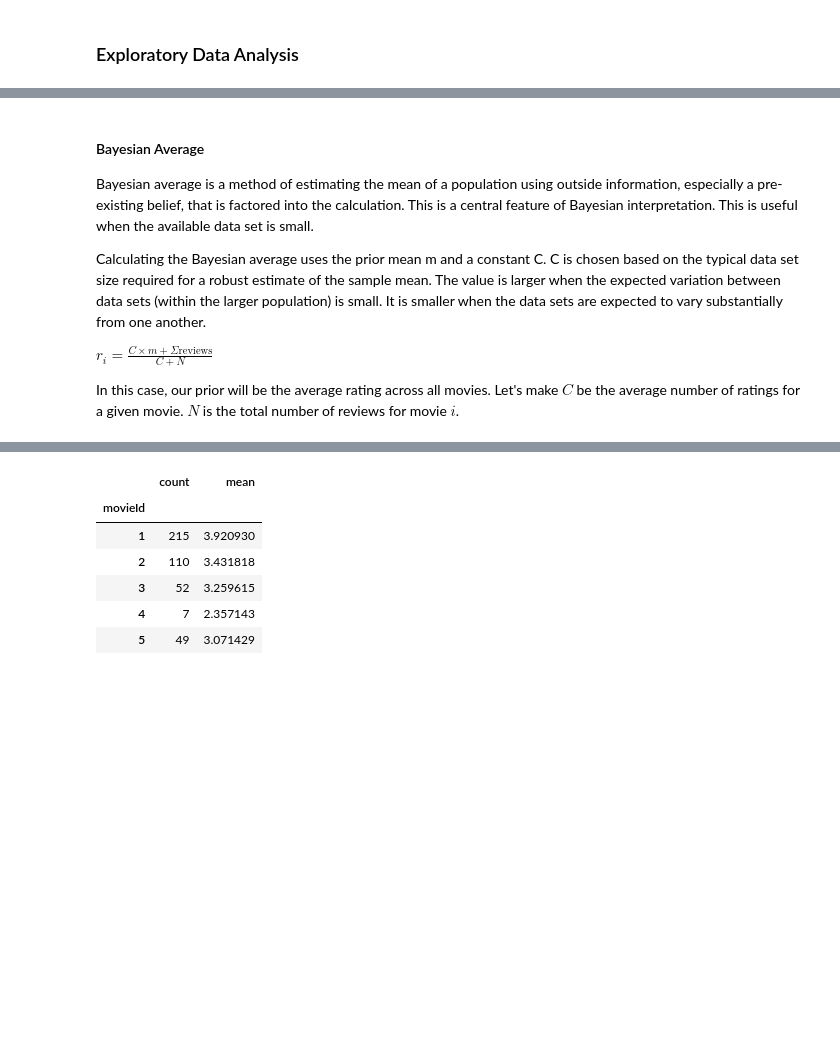
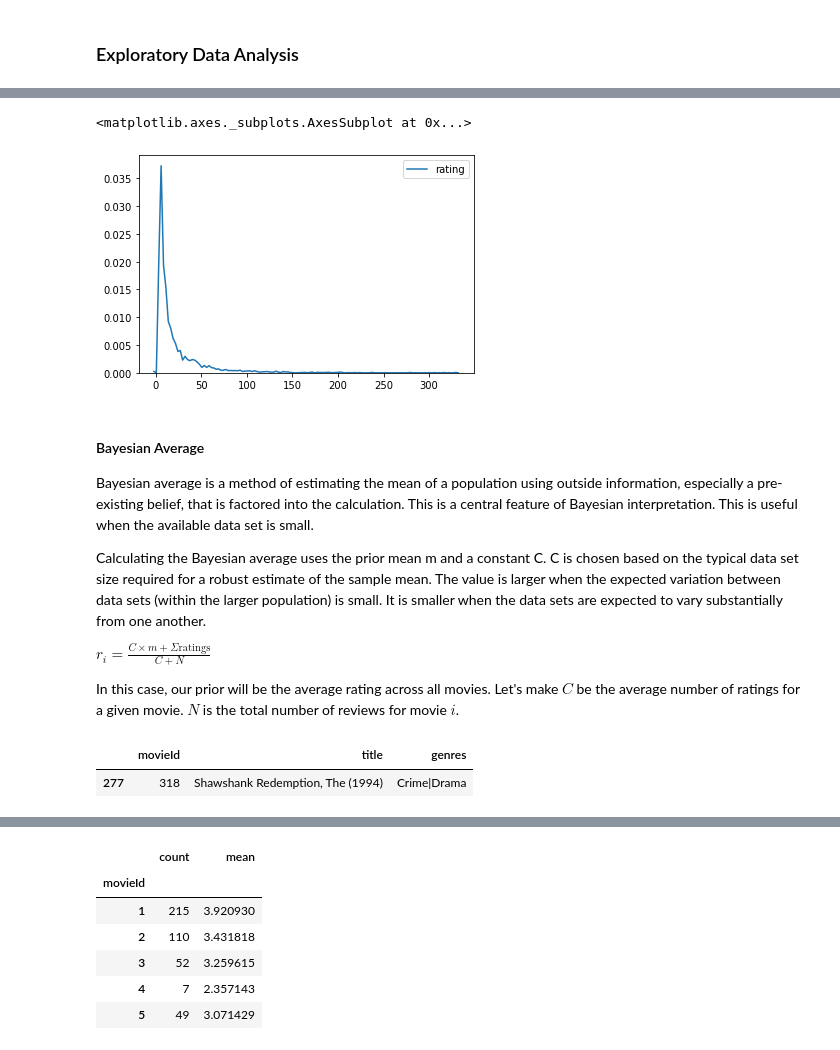
Before and after one commit to ironhack-bcn-data-pt/notebooks, a Jupyter notebook: 20.1.1.RecommenderSystems.ipynb, the cells around one changed output, grey strips where cells are left out. Drawn from its saved outputs; the diff is of its cells as text; code cells hidden in the pictures; blank space fills up the shorter version.

```diff
--- a/20.1.1.RecommenderSystems.ipynb
+++ b/20.1.1.RecommenderSystems.ipynb
@@ -72,3 +141,8 @@ movies.head()
+# %%
+sns.kdeplot(ratings.groupby('movieId').rating.count())
+# %% [output]
+<matplotlib.axes._subplots.AxesSubplot at 0x...>
+[figure, added]
 # %% [markdown]
 #### Bayesian Average
 
@@ -76,6 +150,6 @@ Bayesian average is a method of estimating the mean of a population using outsid
 
 Calculating the Bayesian average uses the prior mean m and a constant C. C is chosen based on the typical data set size required for a robust estimate of the sample mean. The value is larger when the expected variation between data sets (within the larger population) is small. It is smaller when the data sets are expected to vary substantially from one another.
 
-$r_{i} = \frac{C \times m + \Sigma{\text{reviews}}}{C+N}$
+$r_{i} = \frac{C \times m + \Sigma{\text{ratings}}}{C+N}$
 
 In this case, our prior will be the average rating across all movies. Let's make $C$ be the average number of ratings for a given movie. $N$ is the total number of reviews for movie $i$.
@@ -81,0 +162,5 @@ In this case, our prior will be the average rating across all movies. Let's make
+# %%
+movies[movies.movieId == bayesian_avg.idxmax()]
+# %% [output]
+|  | movieId | title | genres |
+| 277 | 318 | Shawshank Redemption, The (1994) | Crime|Drama |
```
Also changed, not shown: parts of 33 cells of this notebook.
